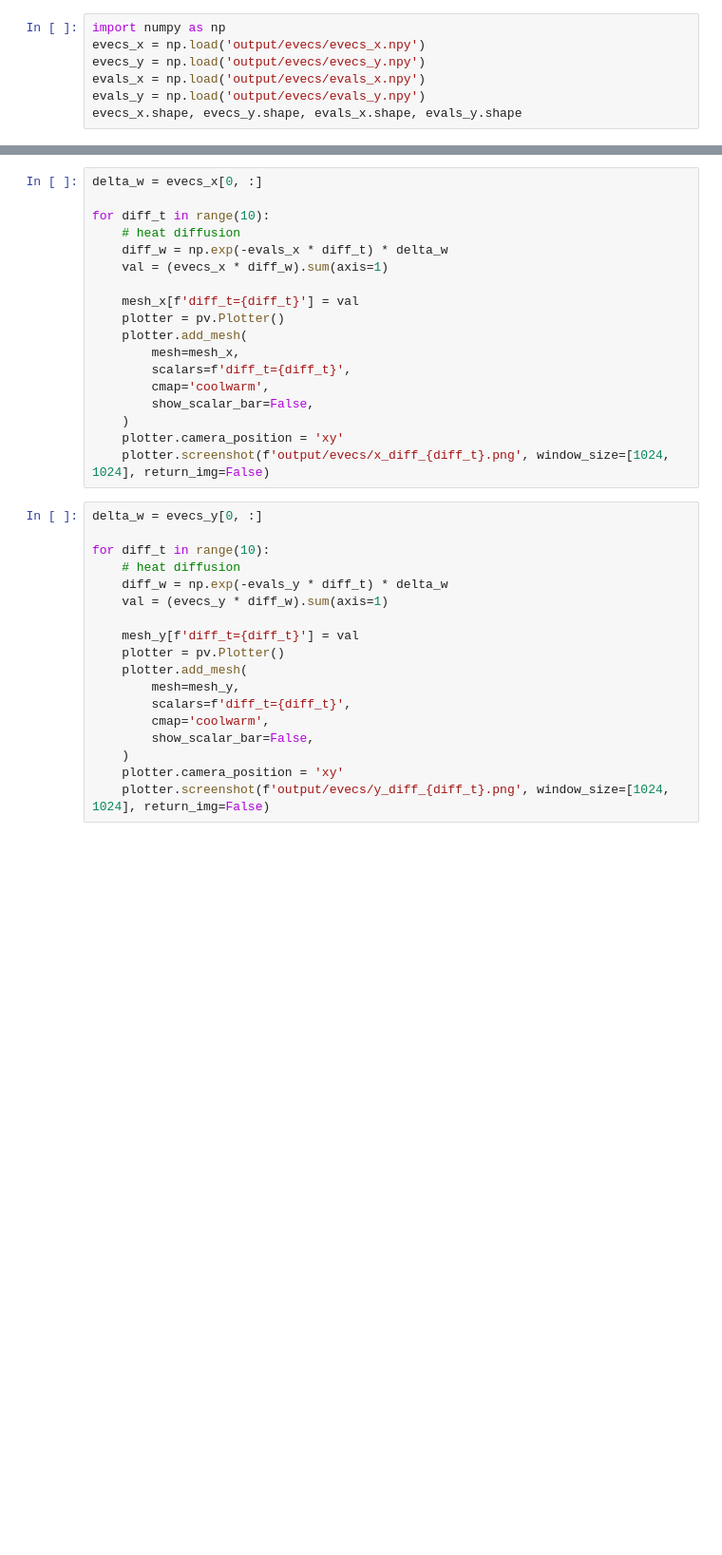
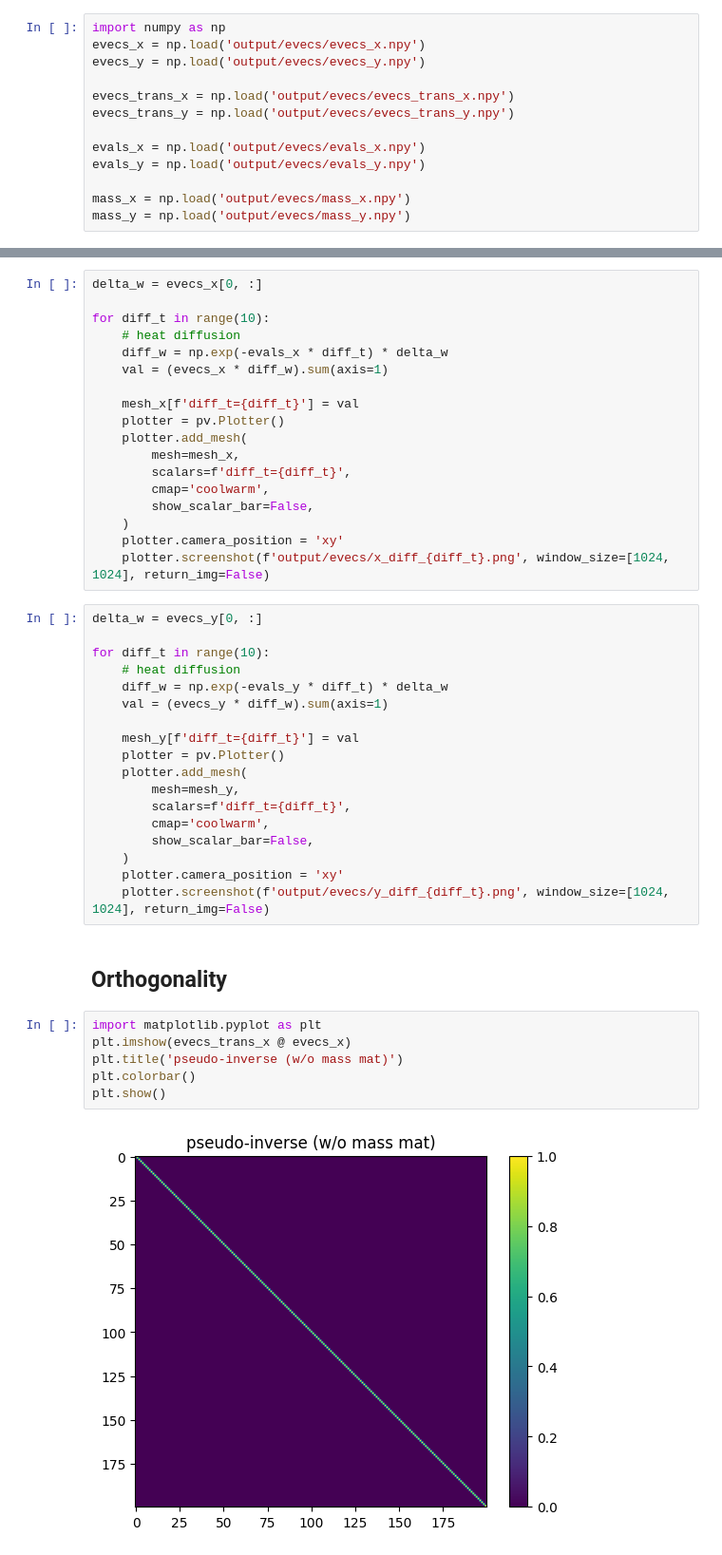
Before and after one commit to liu-qilong/urssm-replicate, a Jupyter notebook: notebook/evec-and-diffusion.ipynb, the cells around one changed output, grey strips where cells are left out. Shown at 95% size. Cells and saved outputs as stored; diff of their text form; blank space fills up the shorter version.

```diff
--- a/notebook/evec-and-diffusion.ipynb
+++ b/notebook/evec-and-diffusion.ipynb
@@ -7,6 +7,12 @@ pv.set_jupyter_backend('html')
 import numpy as np
 evecs_x = np.load('output/evecs/evecs_x.npy')
 evecs_y = np.load('output/evecs/evecs_y.npy')
+
+evecs_trans_x = np.load('output/evecs/evecs_trans_x.npy')
+evecs_trans_y = np.load('output/evecs/evecs_trans_y.npy')
+
 evals_x = np.load('output/evecs/evals_x.npy')
 evals_y = np.load('output/evecs/evals_y.npy')
-evecs_x.shape, evecs_y.shape, evals_x.shape, evals_y.shape
+
+mass_x = np.load('output/evecs/mass_x.npy')
+mass_y = np.load('output/evecs/mass_y.npy')
@@ -80,3 +115,13 @@ for diff_t in range(10):
     )
     plotter.camera_position = 'xy'
     plotter.screenshot(f'output/evecs/y_diff_{diff_t}.png', window_size=[1024, 1024], return_img=False)
+# %% [markdown]
+## Orthogonality
+# %%
+import matplotlib.pyplot as plt
+plt.imshow(evecs_trans_x @ evecs_x)
+plt.title('pseudo-inverse (w/o mass mat)')
+plt.colorbar()
+plt.show()
+# %% [output]
+[figure, added]
```
Also changed, not shown: parts of 10 cells of this notebook, 8 other files.
